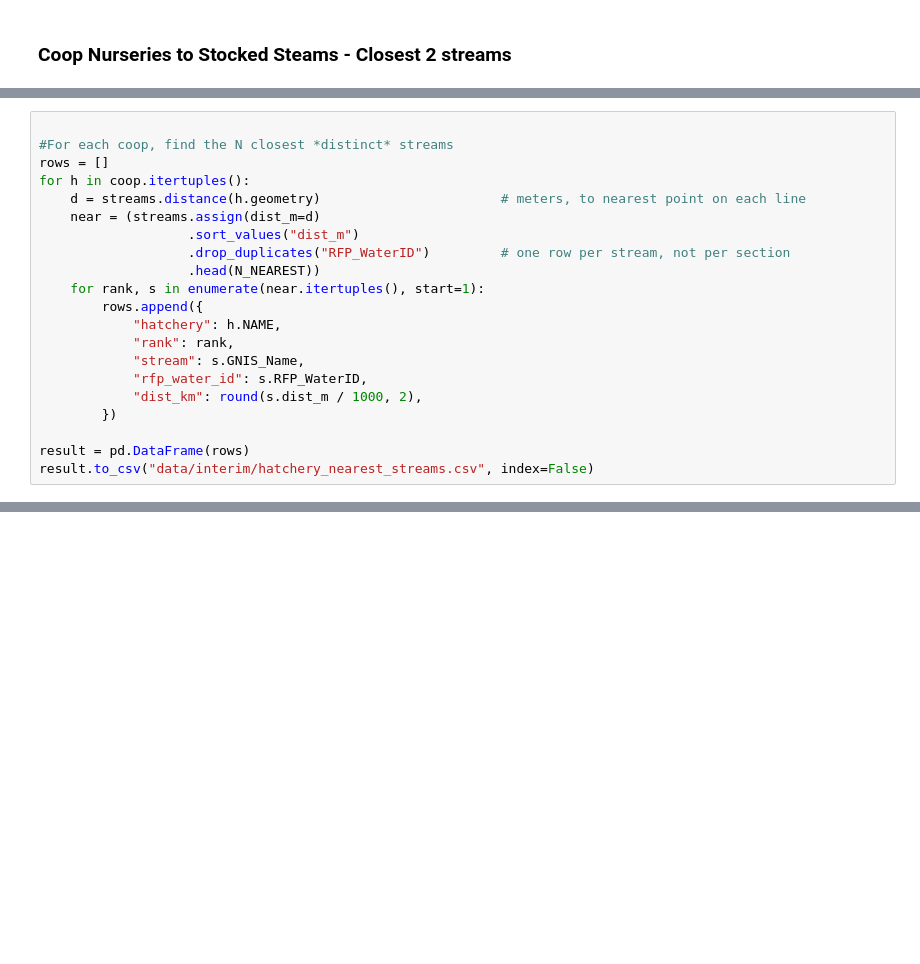
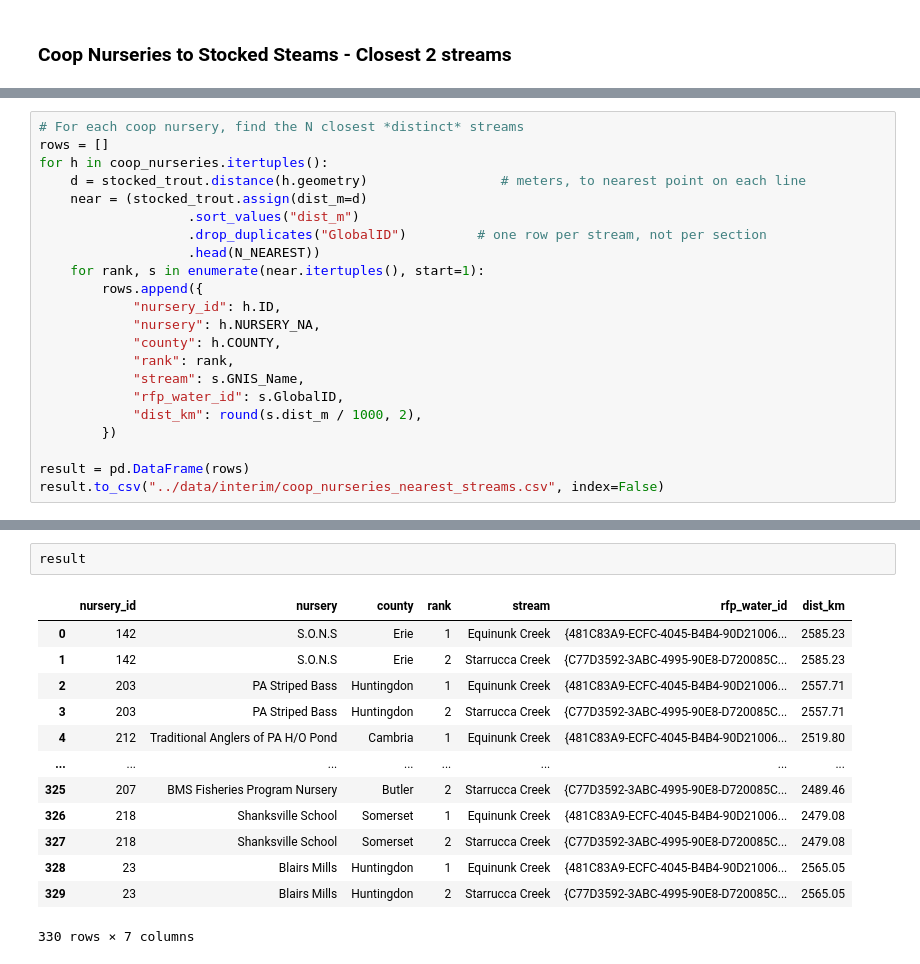
Before and after one commit to LoydGC/Troutimization-Project, a Jupyter notebook: notebooks/travel_arcs.ipynb, the cells around one changed output, grey strips where cells are left out. Saved outputs shown, nothing was run; the diff lists cells and outputs as text; blank space fills up the shorter version.

```diff
--- a/notebooks/travel_arcs.ipynb
+++ b/notebooks/travel_arcs.ipynb
@@ -103,21 +103,22 @@ plt.show()
 # %%
-
-#For each coop, find the N closest *distinct* streams
+# For each coop nursery, find the N closest *distinct* streams
 rows = []
-for h in coop.itertuples():
-    d = streams.distance(h.geometry)                       # meters, to nearest point on each line
-    near = (streams.assign(dist_m=d)
+for h in coop_nurseries.itertuples():
+    d = stocked_trout.distance(h.geometry)                 # meters, to nearest point on each line
+    near = (stocked_trout.assign(dist_m=d)
                    .sort_values("dist_m")
-                   .drop_duplicates("RFP_WaterID")         # one row per stream, not per section
+                   .drop_duplicates("GlobalID")         # one row per stream, not per section
                    .head(N_NEAREST))
     for rank, s in enumerate(near.itertuples(), start=1):
         rows.append({
-            "hatchery": h.NAME,
+            "nursery_id": h.ID,
+            "nursery": h.NURSERY_NA,
+            "county": h.COUNTY,
             "rank": rank,
             "stream": s.GNIS_Name,
-            "rfp_water_id": s.RFP_WaterID,
+            "rfp_water_id": s.GlobalID,
             "dist_km": round(s.dist_m / 1000, 2),
         })
 
 result = pd.DataFrame(rows)
-result.to_csv("data/interim/hatchery_nearest_streams.csv", index=False)
+result.to_csv("../data/interim/coop_nurseries_nearest_streams.csv", index=False)
@@ -123,0 +143,16 @@ result.to_csv("data/interim/hatchery_nearest_streams.csv", index=False)
+# %%
+result
+# %% [output]
+|  | nursery_id | nursery | county | rank | stream | rfp_water_id | dist_km |
+| 0 | 142 | S.O.N.S | Erie | 1 | Equinunk Creek | {481C83A9-ECFC-4045-B4B4-90D21006... | 2585.23 |
+| 1 | 142 | S.O.N.S | Erie | 2 | Starrucca Creek | {C77D3592-3ABC-4995-90E8-D720085C... | 2585.23 |
+| 2 | 203 | PA Striped Bass | Huntingdon | 1 | Equinunk Creek | {481C83A9-ECFC-4045-B4B4-90D21006... | 2557.71 |
+| 3 | 203 | PA Striped Bass | Huntingdon | 2 | Starrucca Creek | {C77D3592-3ABC-4995-90E8-D720085C... | 2557.71 |
+| 4 | 212 | Traditional Anglers of PA H/O Pond | Cambria | 1 | Equinunk Creek | {481C83A9-ECFC-4045-B4B4-90D21006... | 2519.80 |
+| ... | ... | ... | ... | ... | ... | ... | ... |
+| 325 | 207 | BMS Fisheries Program Nursery | Butler | 2 | Starrucca Creek | {C77D3592-3ABC-4995-90E8-D720085C... | 2489.46 |
+| 326 | 218 | Shanksville School | Somerset | 1 | Equinunk Creek | {481C83A9-ECFC-4045-B4B4-90D21006... | 2479.08 |
+| 327 | 218 | Shanksville School | Somerset | 2 | Starrucca Creek | {C77D3592-3ABC-4995-90E8-D720085C... | 2479.08 |
+| 328 | 23 | Blairs Mills | Huntingdon | 1 | Equinunk Creek | {481C83A9-ECFC-4045-B4B4-90D21006... | 2565.05 |
+| 329 | 23 | Blairs Mills | Huntingdon | 2 | Starrucca Creek | {C77D3592-3ABC-4995-90E8-D720085C... | 2565.05 |
+330 rows × 7 columns
```
Also changed, not shown: parts of 4 cells of this notebook, 1 other file.
